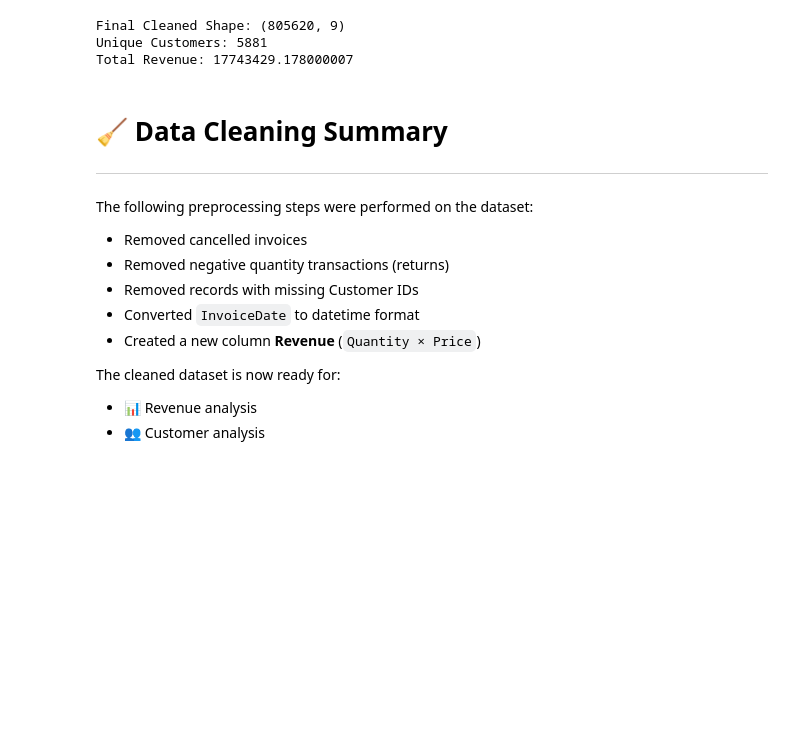
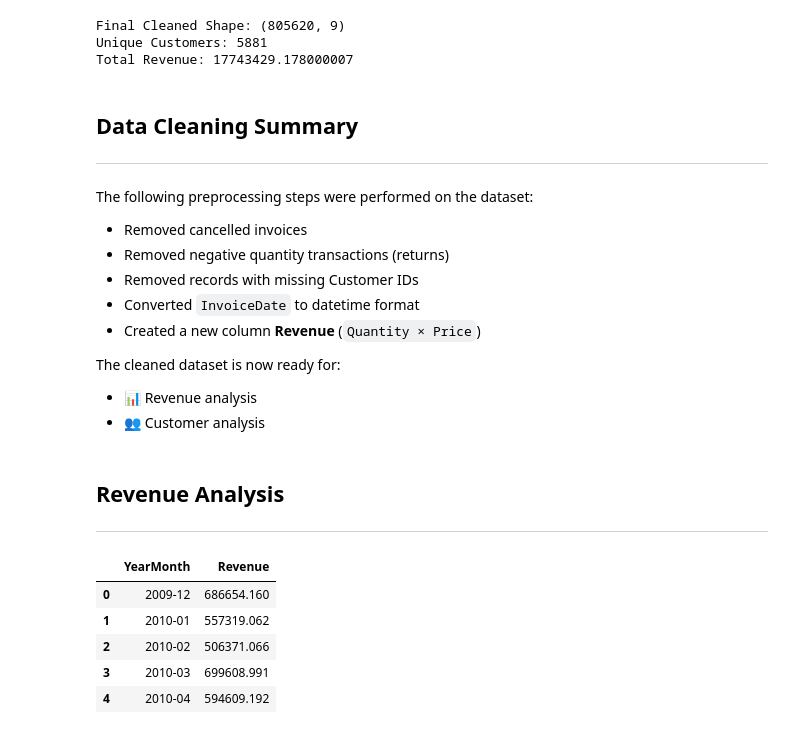
Before and after one commit to garv999/ecommerce-product-analytics, a Jupyter notebook: notebooks/01_data_inspection.ipynb, the cells around one changed output. Saved outputs shown, nothing was run; the diff lists cells and outputs as text; code cells hidden in the pictures; blank space fills up the shorter version.

```diff
--- a/notebooks/01_data_inspection.ipynb
+++ b/notebooks/01_data_inspection.ipynb
@@ -153,7 +151,7 @@ Final Cleaned Shape: (805620, 9)
 Unique Customers: 5881
 Total Revenue: 17743429.178000007
 # %% [markdown]
-# 🧹 Data Cleaning Summary
+## Data Cleaning Summary
 ---
 The following preprocessing steps were performed on the dataset:
 
@@ -167,3 +165,6 @@ The cleaned dataset is now ready for:
 
 - 📊 Revenue analysis
 - 👥 Customer analysis
+# %% [markdown]
+## Revenue Analysis
+---
@@ -169,0 +173,11 @@ The cleaned dataset is now ready for:
+# %%
+monthly_revenue = df_clean.groupby("YearMonth")["Revenue"].sum().reset_index()
+
+monthly_revenue.head()
+# %% [output]
+|  | YearMonth | Revenue |
+| 0 | 2009-12 | 686654.160 |
+| 1 | 2010-01 | 557319.062 |
+| 2 | 2010-02 | 506371.066 |
+| 3 | 2010-03 | 699608.991 |
+| 4 | 2010-04 | 594609.192 |
```
Also changed, not shown: parts of 12 cells of this notebook.
